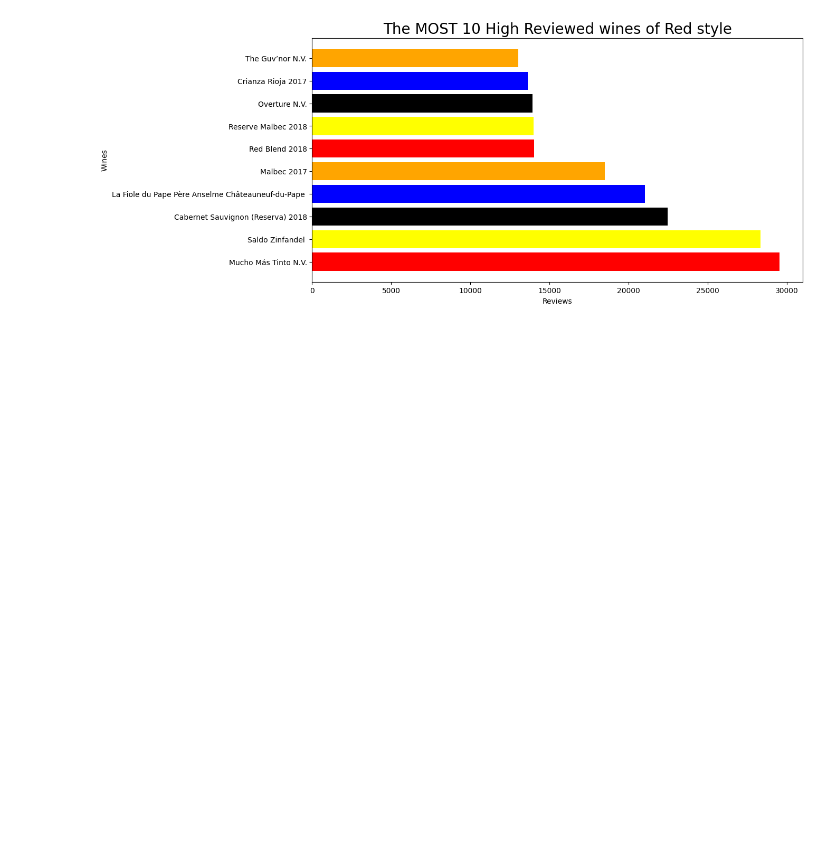
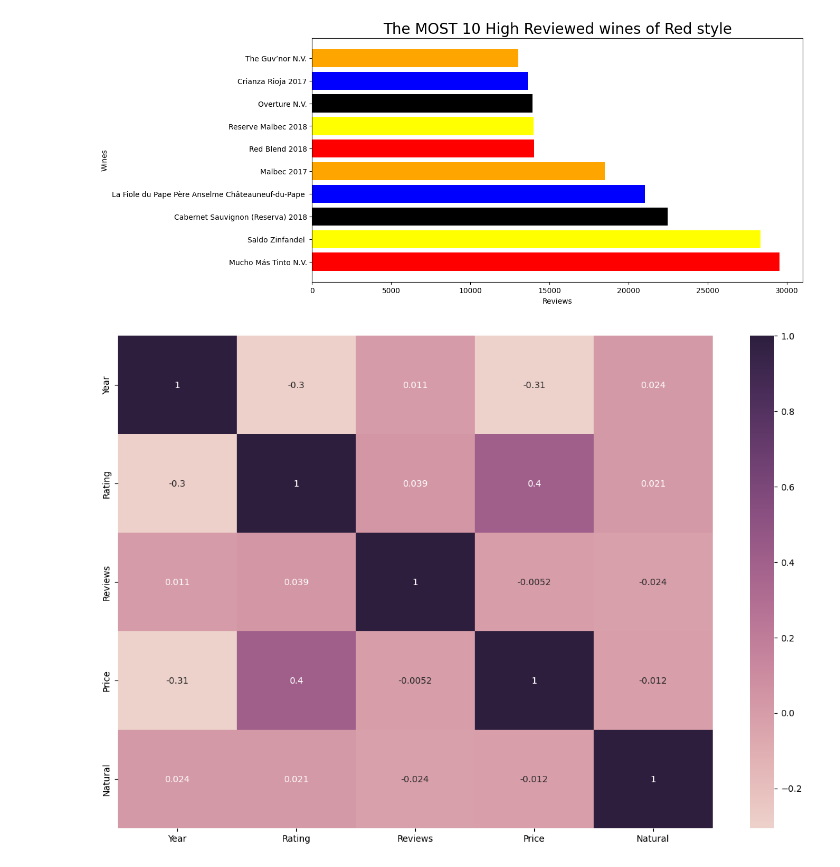
Before and after one commit to otabekds/My-Vivino-project, a Jupyter notebook: vivino.ipynb, the cells around one changed output. Cells and saved outputs as stored; diff of their text form; code cells hidden in the pictures; blank space fills up the shorter version.

```diff
--- a/vivino.ipynb
+++ b/vivino.ipynb
@@ -175,3 +176,13 @@ def wine_reviews(dataset, style):
 wine_reviews(df,'Red')
 # %% [output]
 [figure]
+# %%
+# Correlations Matrix
+def compute_correlations_matrix(dataset):
+    coor = dataset.corr()
+    plt.figure(figsize=(15,10))
+    sns.heatmap(coor, annot=True, cmap=sns.cubehelix_palette(as_cmap=True))
+    plt.show()
+compute_correlations_matrix(df)
+# %% [output]
+[figure, added]
```
Also changed, not shown: parts of 6 cells of this notebook.
